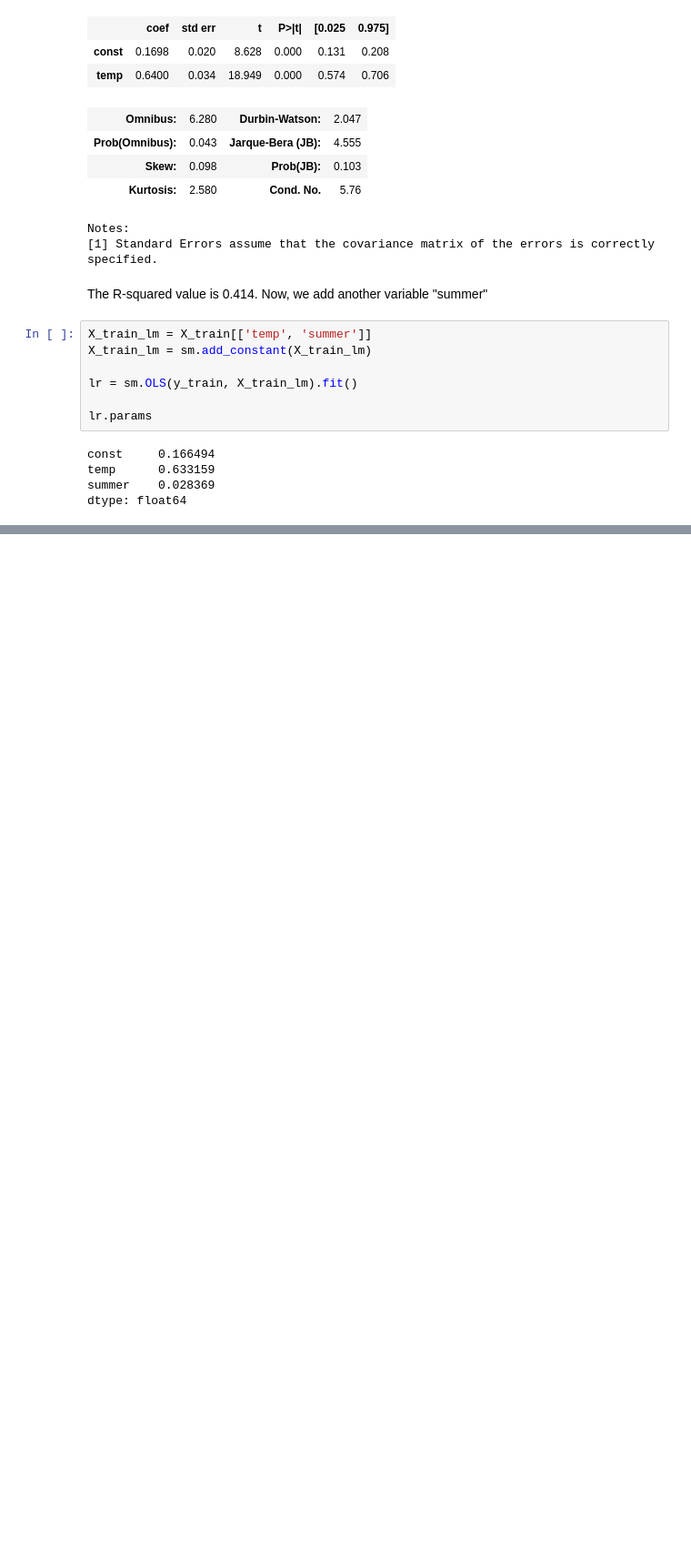
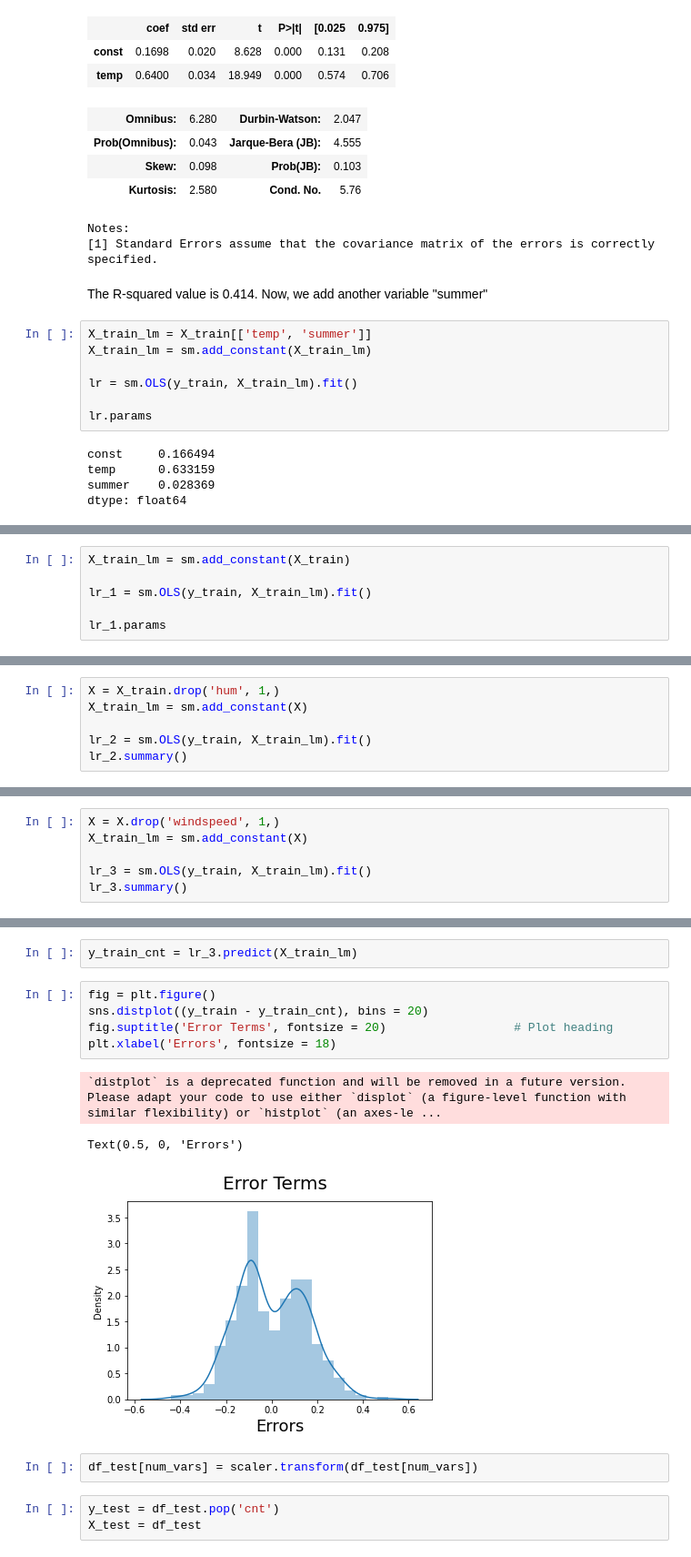
Before and after one commit to cdacjitthu/bike_rental_deman_pred, a Jupyter notebook: bike_sharing_model.ipynb, the cells around one changed output, grey strips where cells are left out. Shown at 91% size. Drawn from its saved outputs; the diff is of its cells as text; blank space fills up the shorter version.

```diff
--- a/bike_sharing_model.ipynb
+++ b/bike_sharing_model.ipynb
@@ -355,0 +432,6 @@ Notes:
+# %%
+X_train_lm = sm.add_constant(X_train)
+
+lr_1 = sm.OLS(y_train, X_train_lm).fit()
+
+lr_1.params
@@ -355,0 +500,6 @@ Notes:
+# %%
+X = X_train.drop('hum', 1,)
+X_train_lm = sm.add_constant(X)
+
+lr_2 = sm.OLS(y_train, X_train_lm).fit()
+lr_2.summary()
@@ -355,0 +551,6 @@ Notes:
+# %%
+X = X.drop('windspeed', 1,)
+X_train_lm = sm.add_constant(X)
+
+lr_3 = sm.OLS(y_train, X_train_lm).fit()
+lr_3.summary()
@@ -355,0 +612,16 @@ Notes:
+# %%
+y_train_cnt = lr_3.predict(X_train_lm)
+# %%
+fig = plt.figure()
+sns.distplot((y_train - y_train_cnt), bins = 20)
+fig.suptitle('Error Terms', fontsize = 20)                  # Plot heading
+plt.xlabel('Errors', fontsize = 18)
+# %% [output]
+`distplot` is a deprecated function and will be removed in a future version. Please adapt your code to use either `displot` (a figure-level function with similar flexibility) or `histplot` (an axes-le ...
+Text(0.5, 0, 'Errors')
+[figure, added]
+# %%
+df_test[num_vars] = scaler.transform(df_test[num_vars])
+# %%
+y_test = df_test.pop('cnt')
+X_test = df_test
```
Also changed, not shown: parts of 22 cells of this notebook.
